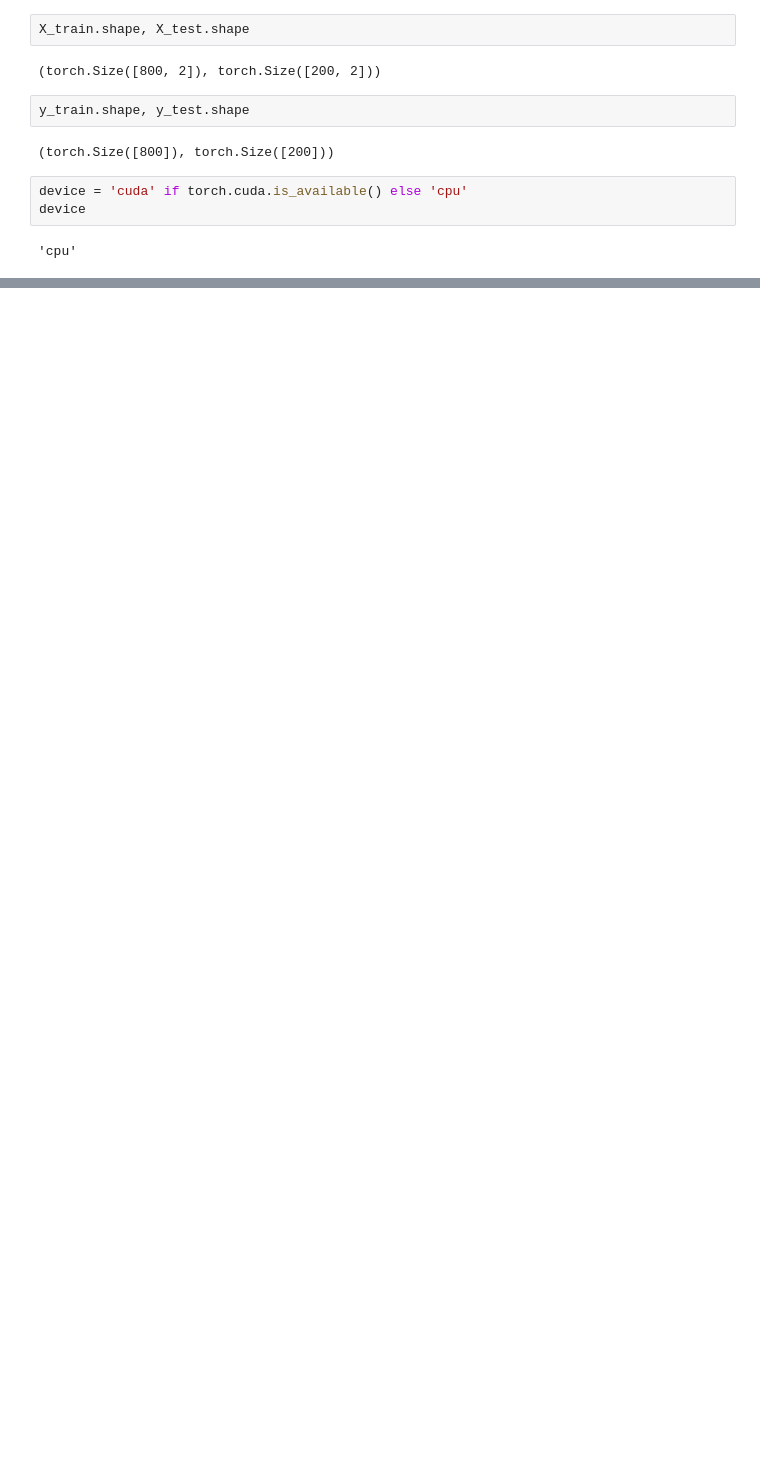
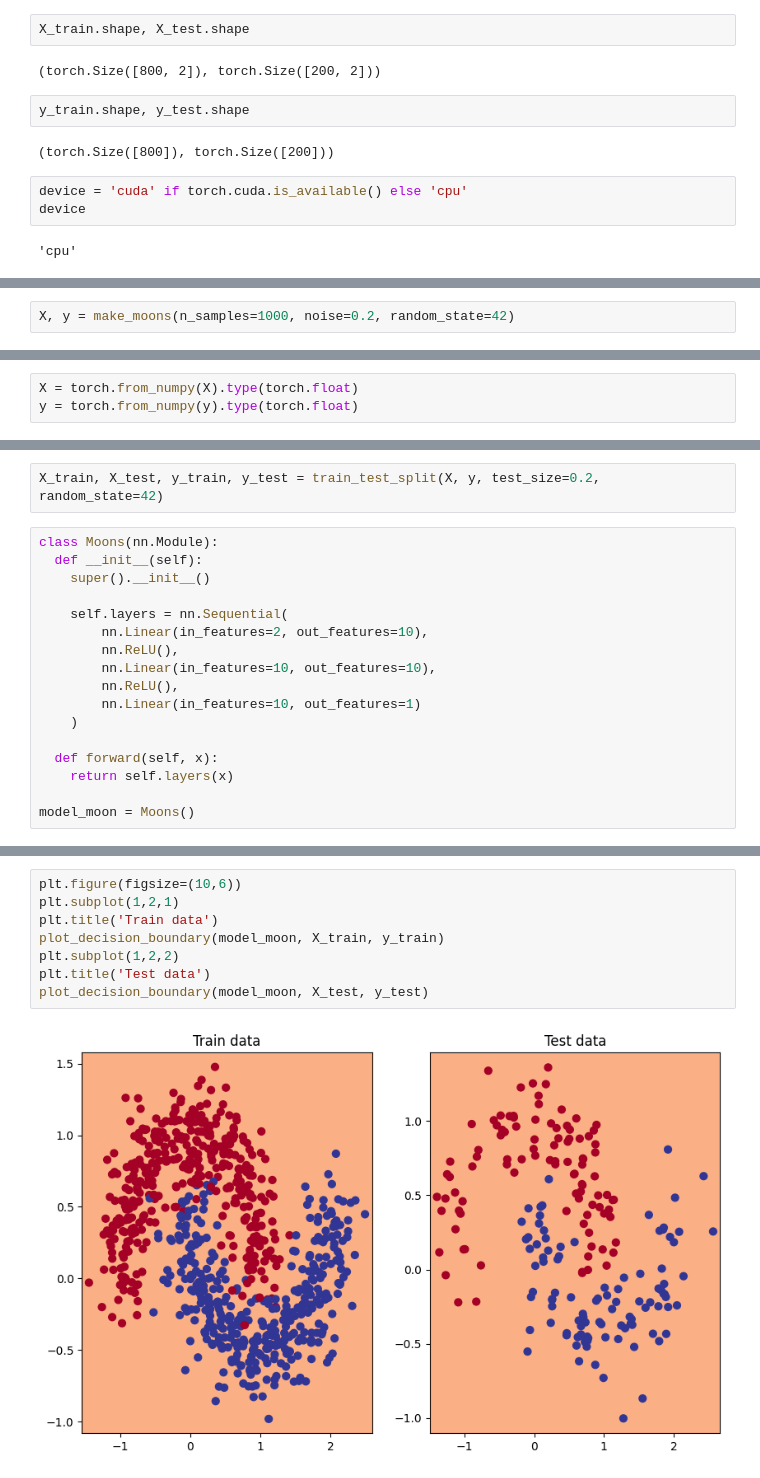
Before and after one commit to divyansshu/pytorch, a Jupyter notebook: neural_network_classification_with_pytorch.ipynb, the cells around one changed output, grey strips where cells are left out. Saved outputs shown, nothing was run; the diff lists cells and outputs as text; blank space fills up the shorter version.

```diff
--- a/neural_network_classification_with_pytorch.ipynb
+++ b/neural_network_classification_with_pytorch.ipynb
@@ -101,0 +411,2 @@ model_1 = CircleModel()
+# %%
+X, y = make_moons(n_samples=1000, noise=0.2, random_state=42)
@@ -101,0 +427,3 @@ model_1 = CircleModel()
+# %%
+X = torch.from_numpy(X).type(torch.float)
+y = torch.from_numpy(y).type(torch.float)
@@ -101,0 +434,19 @@ model_1 = CircleModel()
+# %%
+X_train, X_test, y_train, y_test = train_test_split(X, y, test_size=0.2, random_state=42)
+# %%
+class Moons(nn.Module):
+  def __init__(self):
+    super().__init__()
+
+    self.layers = nn.Sequential(
+        nn.Linear(in_features=2, out_features=10),
+        nn.ReLU(),
+        nn.Linear(in_features=10, out_features=10),
+        nn.ReLU(),
+        nn.Linear(in_features=10, out_features=1)
+    )
+
+  def forward(self, x):
+    return self.layers(x)
+
+model_moon = Moons()
@@ -101,0 +465,10 @@ model_1 = CircleModel()
+# %%
+plt.figure(figsize=(10,6))
+plt.subplot(1,2,1)
+plt.title('Train data')
+plot_decision_boundary(model_moon, X_train, y_train)
+plt.subplot(1,2,2)
+plt.title('Test data')
+plot_decision_boundary(model_moon, X_test, y_test)
+# %% [output]
+[figure, added]
```
Also changed, not shown: parts of 79 cells of this notebook.
